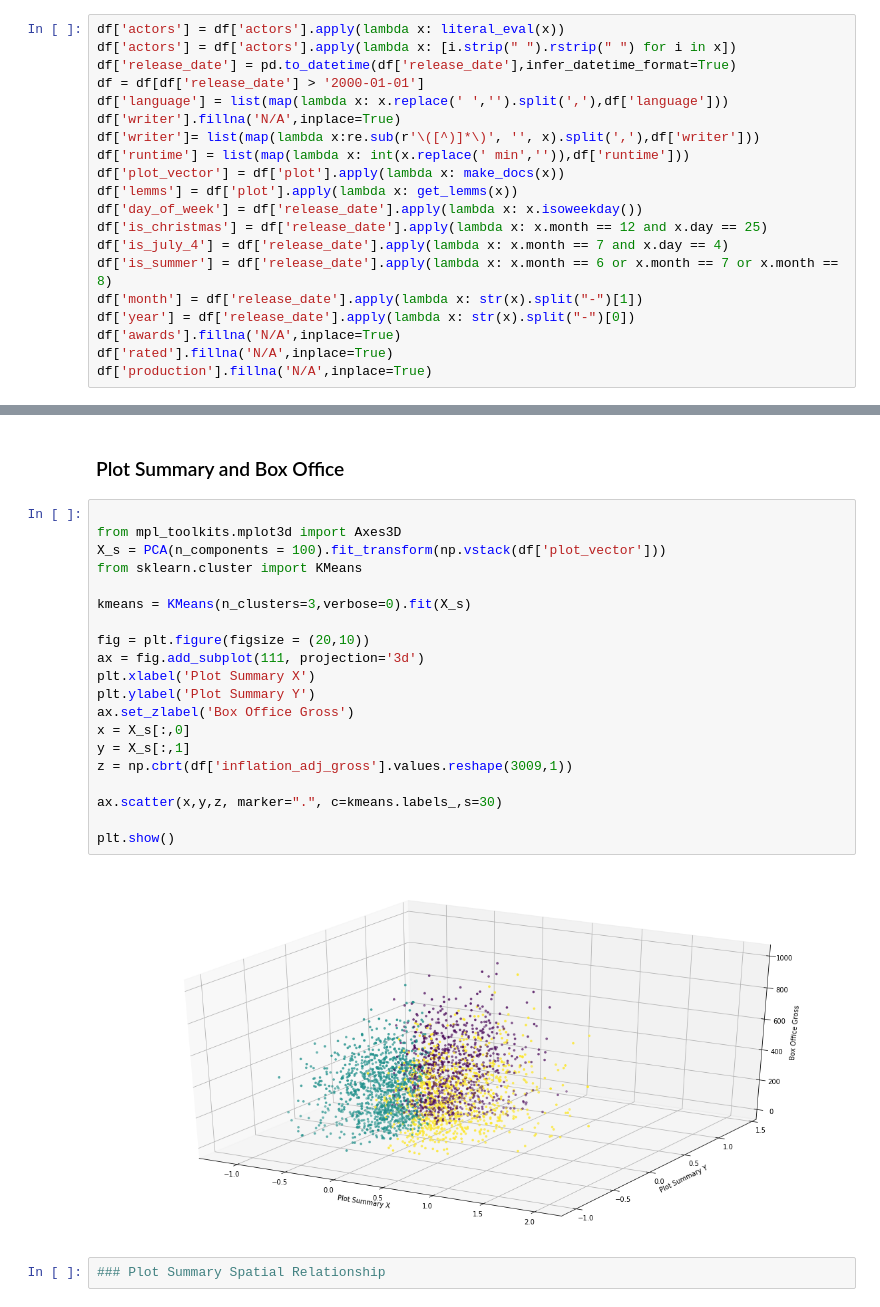
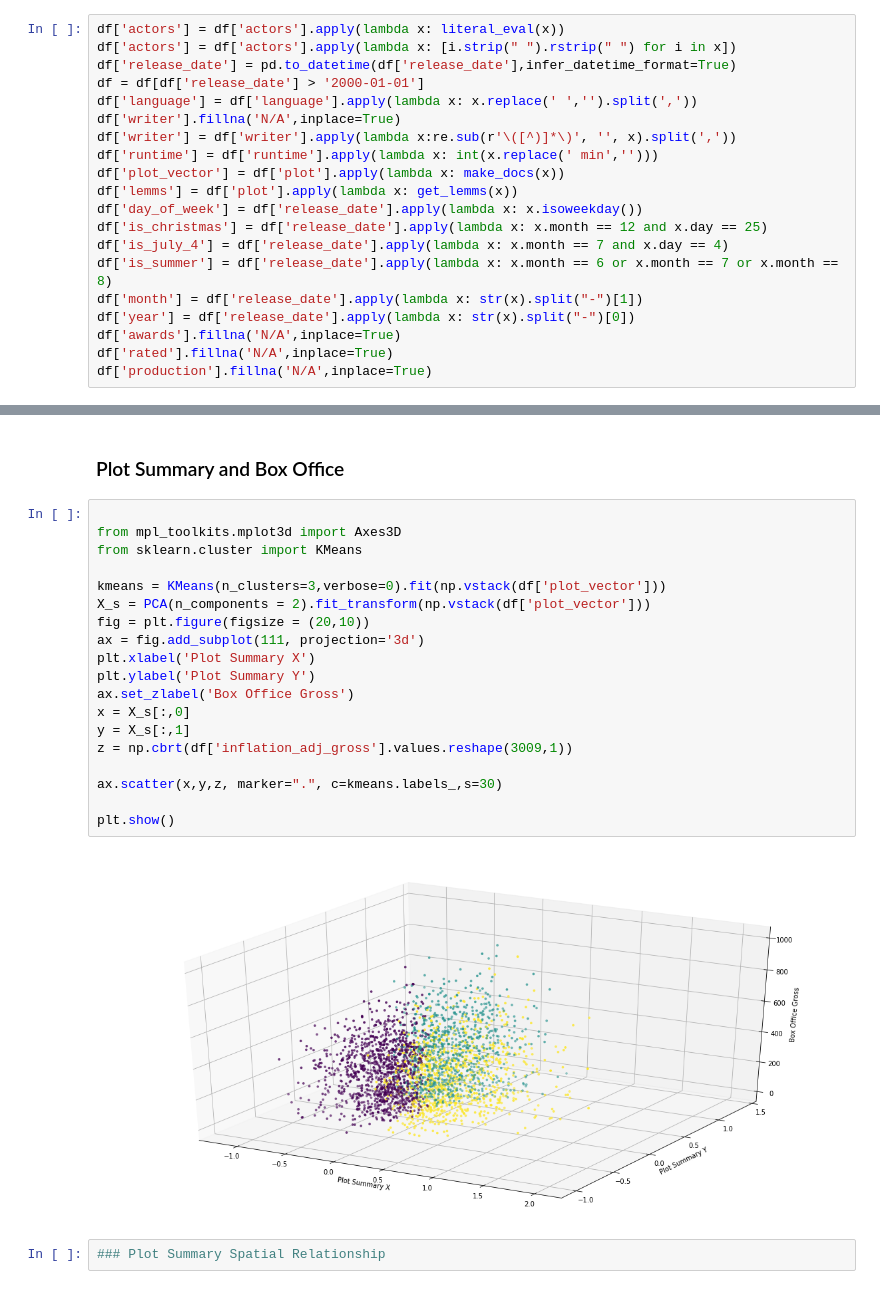
Before and after one commit to eb9982/movie_prediction_project, a Jupyter notebook: Final Notebook.ipynb, the cells around one changed output, grey strips where cells are left out. Cells and saved outputs as stored; diff of their text form.

```diff
--- a/Final Notebook.ipynb
+++ b/Final Notebook.ipynb
@@ -62,10 +62,10 @@ df['actors'] = df['actors'].apply(lambda x: literal_eval(x))
 df['actors'] = df['actors'].apply(lambda x: [i.strip(" ").rstrip(" ") for i in x])
 df['release_date'] = pd.to_datetime(df['release_date'],infer_datetime_format=True)
 df = df[df['release_date'] > '2000-01-01']
-df['language'] = list(map(lambda x: x.replace(' ','').split(','),df['language']))
+df['language'] = df['language'].apply(lambda x: x.replace(' ','').split(','))
 df['writer'].fillna('N/A',inplace=True)
-df['writer']= list(map(lambda x:re.sub(r'\([^)]*\)', '', x).split(','),df['writer']))
-df['runtime'] = list(map(lambda x: int(x.replace(' min','')),df['runtime']))
+df['writer'] = df['writer'].apply(lambda x:re.sub(r'\([^)]*\)', '', x).split(','))
+df['runtime'] = df['runtime'].apply(lambda x: int(x.replace(' min','')))
 df['plot_vector'] = df['plot'].apply(lambda x: make_docs(x))
 df['lemms'] = df['plot'].apply(lambda x: get_lemms(x))
 df['day_of_week'] = df['release_date'].apply(lambda x: x.isoweekday())
@@ -164,25 +164,24 @@ from sklearn.decomposition import PCA
 # %%
 
 from mpl_toolkits.mplot3d import Axes3D
-X_s = PCA(n_components = 100).fit_transform(np.vstack(df['plot_vector']))
 from sklearn.cluster import KMeans
 
-kmeans = KMeans(n_clusters=3,verbose=0).fit(X_s)
-
+kmeans = KMeans(n_clusters=3,verbose=0).fit(np.vstack(df['plot_vector']))
+X_s = PCA(n_components = 2).fit_transform(np.vstack(df['plot_vector']))
 fig = plt.figure(figsize = (20,10))
 ax = fig.add_subplot(111, projection='3d')
 plt.xlabel('Plot Summary X')
 plt.ylabel('Plot Summary Y')
 ax.set_zlabel('Box Office Gross')
 x = X_s[:,0]
 y = X_s[:,1]
 z = np.cbrt(df['inflation_adj_gross'].values.reshape(3009,1))
 
 ax.scatter(x,y,z, marker=".", c=kmeans.labels_,s=30)
 
 plt.show()
 # %% [output]
-[figure, old version]
+[figure, new version]
 # %%
 ### Plot Summary Spatial Relationship
 # %%
```
Also changed, not shown: parts of 1 cell of this notebook.
